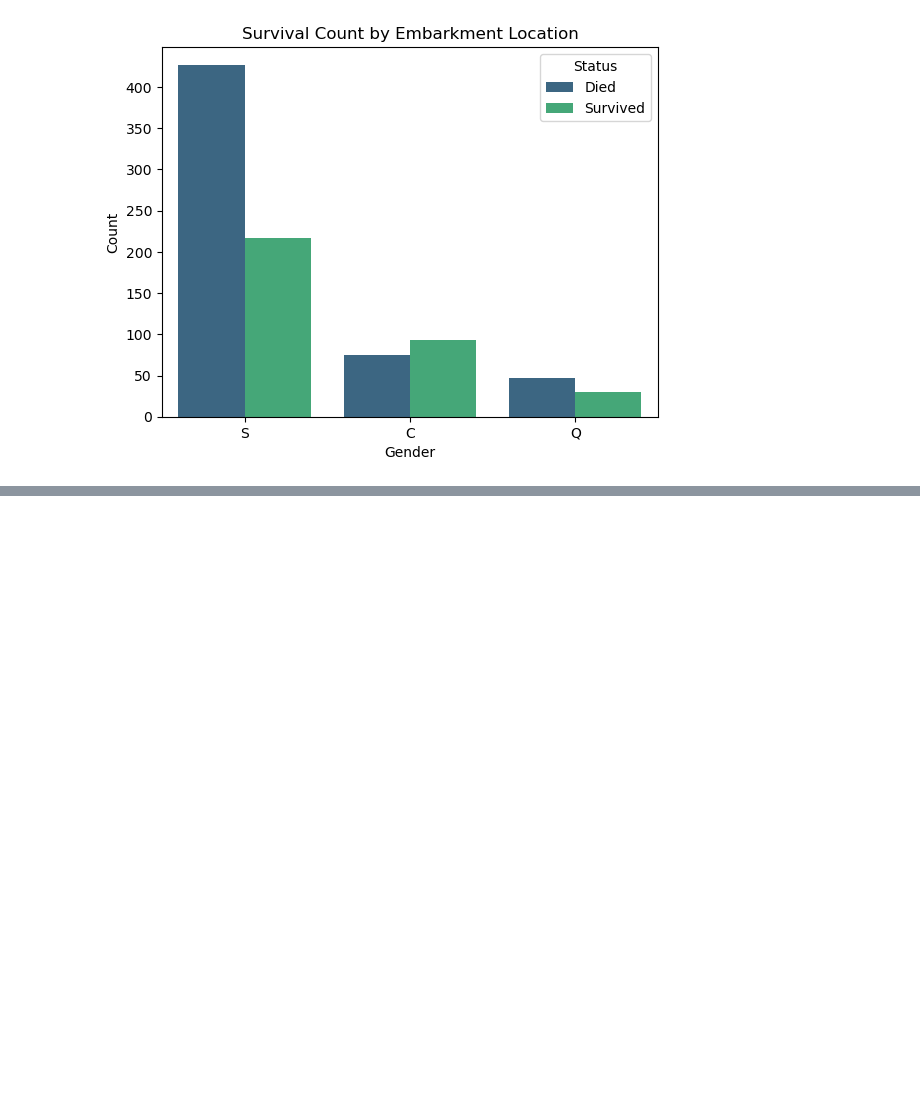
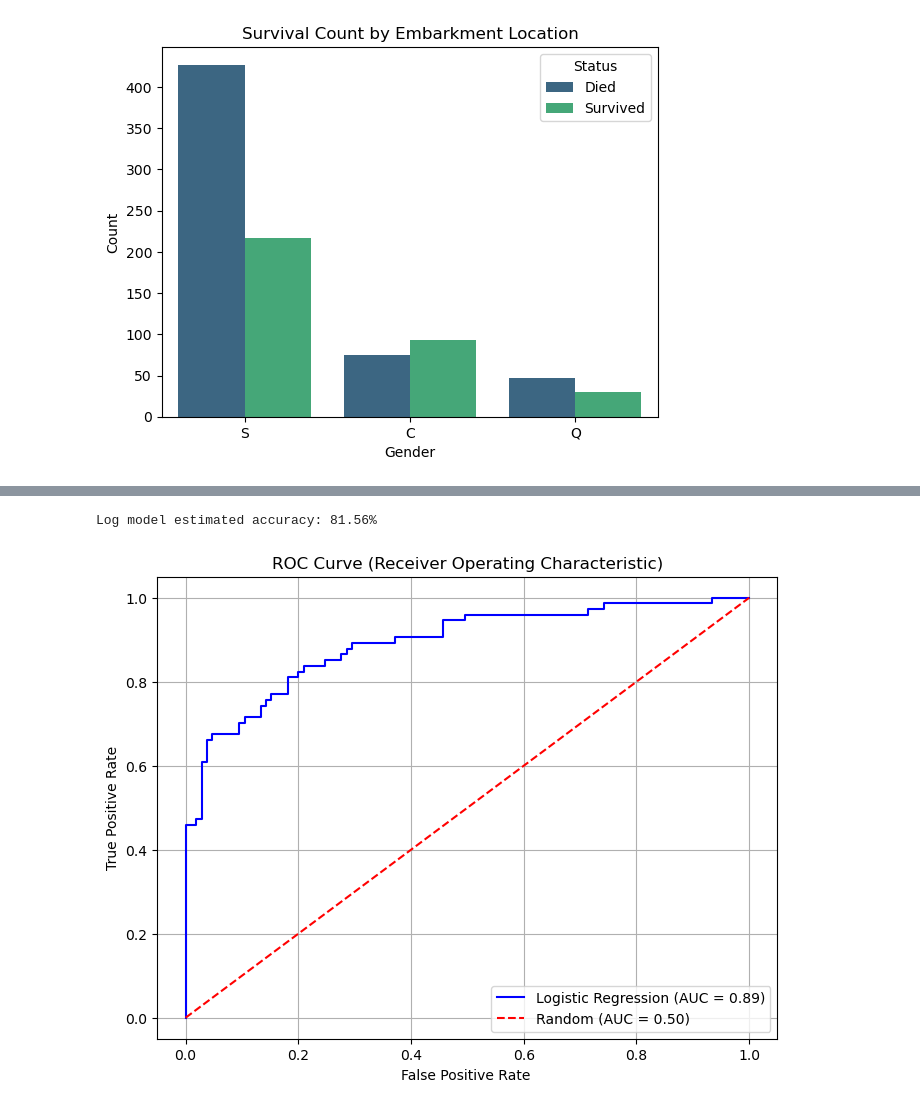
Before and after one commit to maria-barros-dotcom/titanic_prediction, a Jupyter notebook: notebook.ipynb, the cells around one changed output, grey strips where cells are left out. Saved outputs shown, nothing was run; the diff lists cells and outputs as text; code cells hidden in the pictures; blank space fills up the shorter version.

```diff
--- a/notebook.ipynb
+++ b/notebook.ipynb
@@ -33,3 +315,16 @@ We can be pretty sure that the person's name will not influence its probability
+# %%
+#let's make sure it is consistent
+
+X = train.drop(columns=['Survived'])
+y = train['Survived']
+
+X_t, X_v, y_train, y_test = train_test_split(X, y, test_size=0.2, random_state=42)
+
+X_train = pipeline_cleaning.fit_transform(X_t) #to train
+
+X_test = pipeline_cleaning.transform(X_v) #to validate (test) in here
+
+X_test_processed = pipeline_cleaning.transform(test)  # to submite in kaggle
 # %%
 
 sns.countplot(x='Survived',hue='Survived', legend=False, data=train, palette='viridis')
@@ -380,5 +515,6 @@ Let's remember that this is a classification task! So, how can it be approached?
 
 This algorithm tries to model the classification of the different events (in this case, passengers) by finding an equation that separates the two variables, using the predictive attribute values. So, in this case, this model will find numerical parameters where we can apply the different values of Pclass, Age, Fare, etc... and get the output on a 0-1 scale. We'll assume that, if the value is bigger than 0.5, then the passenger is predicted as having survived and, otherwise, has not having survived.
 # %%
-test
+log_model = LogisticRegression()
+log_model.fit(X_train, y_train)
 # %% [output]
@@ -404,0 +525,30 @@ Models to try:
+# %%
+log_val_predictions = log_model.predict(X_test)
+log_accuracy= accuracy_score(y_test, log_val_predictions)
+
+print(f"Log model estimated accuracy: {log_accuracy:.2%}")
+
+#Let's get the probabilities values so that we can compute the ROC
+y_probs = log_model.predict_proba(X_test)[:, 1]
+
+fpr, tpr, thresholds = roc_curve(y_test, y_probs)
+auc_score = roc_auc_score(y_test, y_probs)
+
+
+plt.figure(figsize=(8, 6))
+plt.plot(fpr, tpr, color='blue', label=f'Logistic Regression (AUC = {auc_score:.2f})')
+plt.plot([0, 1], [0, 1], color='red', linestyle='--', label='Random (AUC = 0.50)')
+plt.title('ROC Curve (Receiver Operating Characteristic)')
+plt.xlabel('False Positive Rate ')
+plt.ylabel('True Positive Rate')
+plt.legend(loc="lower right")
+plt.grid(True)
+plt.show()
+
+
+#testing predictions to submit
+log_pred = pd.DataFrame({'PassengerId': test['PassengerId'], 'Survived': log_model.predict(X_test_processed)})
+log_pred.to_csv('log_prediction.csv', index=False)
+# %% [output]
+Log model estimated accuracy: 81.56%
+[figure, added]
```
Also changed, not shown: parts of 55 cells of this notebook.
